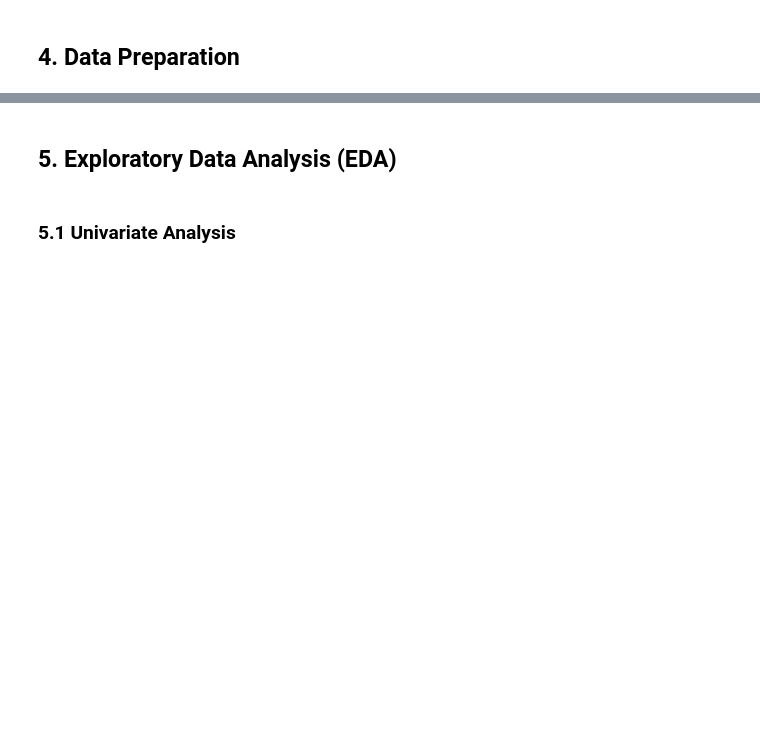
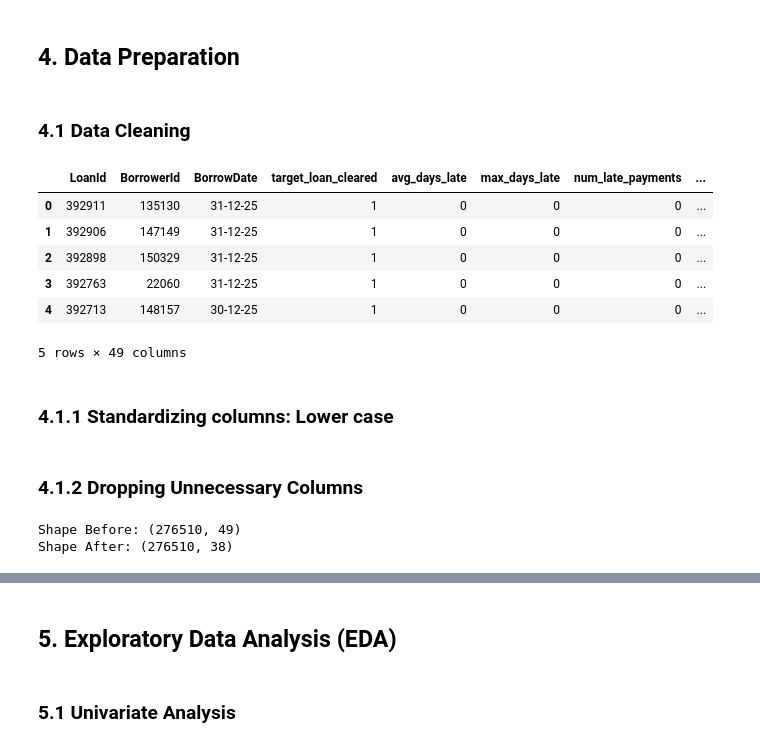
Before and after one commit to mnenedavid/Loan-Default-Risk-Detection, a Jupyter notebook: notebook.ipynb, the cells around one changed output, grey strips where cells are left out. Cells and saved outputs as stored; diff of their text form; code cells hidden in the pictures; blank space fills up the shorter version.

```diff
--- a/notebook.ipynb
+++ b/notebook.ipynb
@@ -190,0 +207,16 @@ data.duplicated().sum()
+# %% [markdown]
+### 4.1   Data Cleaning
+# %%
+# Making a copy of the data
+df = data.copy()
+df.head()
+# %% [output]
+|  | LoanId | BorrowerId | BorrowDate | target_loan_cleared | avg_days_late | max_days_late | num_late_payments | ... |
+| 0 | 392911 | 135130 | 31-12-25 | 1 | 0 | 0 | 0 | ... |
+| 1 | 392906 | 147149 | 31-12-25 | 1 | 0 | 0 | 0 | ... |
+| 2 | 392898 | 150329 | 31-12-25 | 1 | 0 | 0 | 0 | ... |
+| 3 | 392763 | 22060 | 31-12-25 | 1 | 0 | 0 | 0 | ... |
+| 4 | 392713 | 148157 | 30-12-25 | 1 | 0 | 0 | 0 | ... |
+5 rows × 49 columns
+# %% [markdown]
+### 4.1.1  Standardizing columns: Lower case
@@ -190,0 +225,2 @@ data.duplicated().sum()
+# %% [markdown]
+### 4.1.2  Dropping Unnecessary Columns
@@ -190,0 +236,8 @@ data.duplicated().sum()
+# %%
+#dropping the columns
+print("Shape Before:", df.shape)
+df = df.drop(columns=drop_cols)
+print("Shape After:", df.shape)
+# %% [output]
+Shape Before: (276510, 49)
+Shape After: (276510, 38)
```
Also changed, not shown: parts of 25 cells of this notebook, 2 other files.
